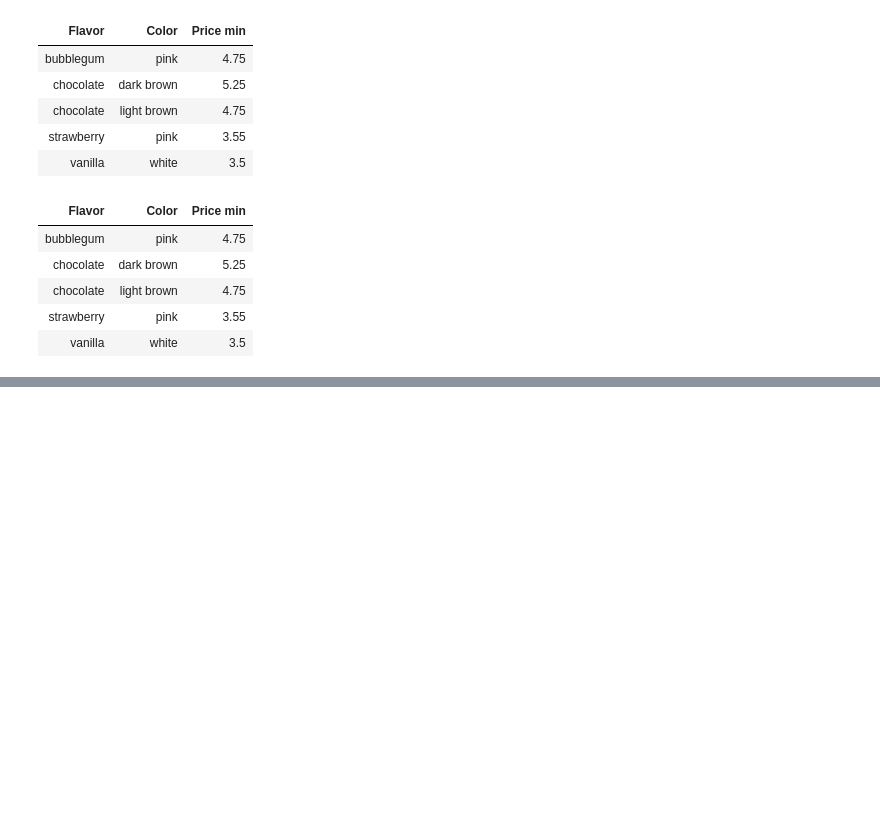
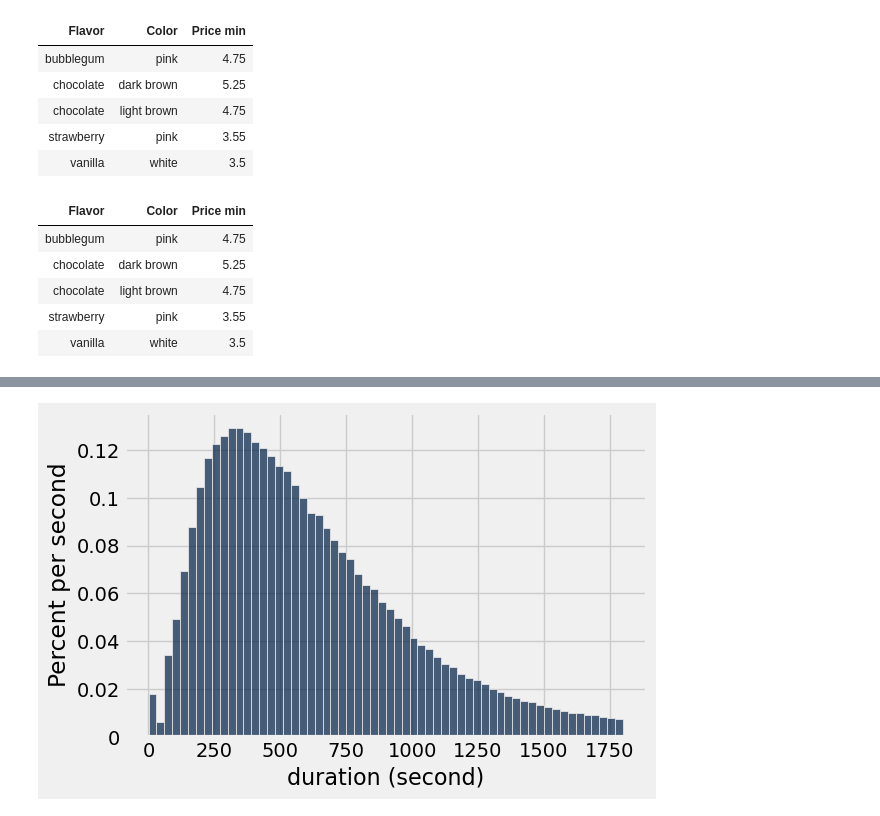
Before and after one commit to lawtonsclass/f25-code-from-class, a Jupyter notebook: data8/ch08.ipynb, the cells around one changed output, grey strips where cells are left out. Cells and saved outputs as stored; diff of their text form; code cells hidden in the pictures; blank space fills up the shorter version.

```diff
--- a/data8/ch08.ipynb
+++ b/data8/ch08.ipynb
@@ -418,0 +623,4 @@ cones.group(['Flavor', 'Color'], min)
+# %%
+below30.hist('duration', bins=60, unit='second')
+# %% [output]
+[figure, added]
```
Also changed, not shown: parts of 59 cells of this notebook.
